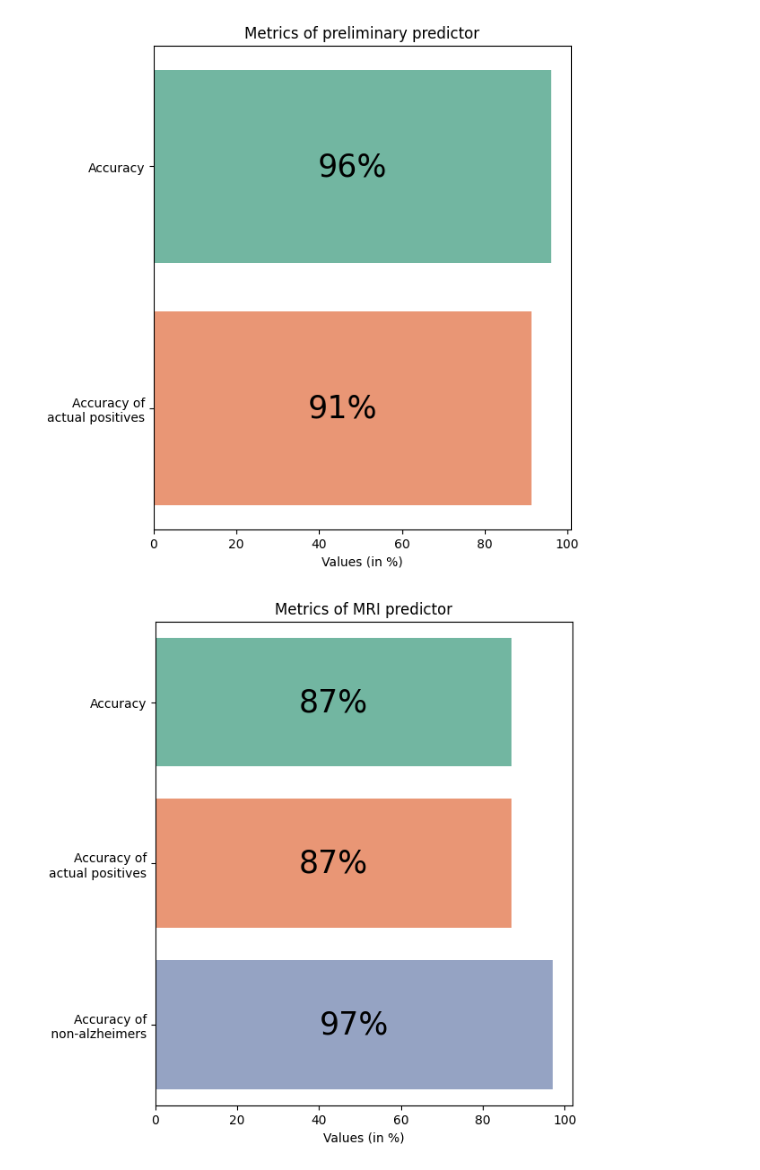
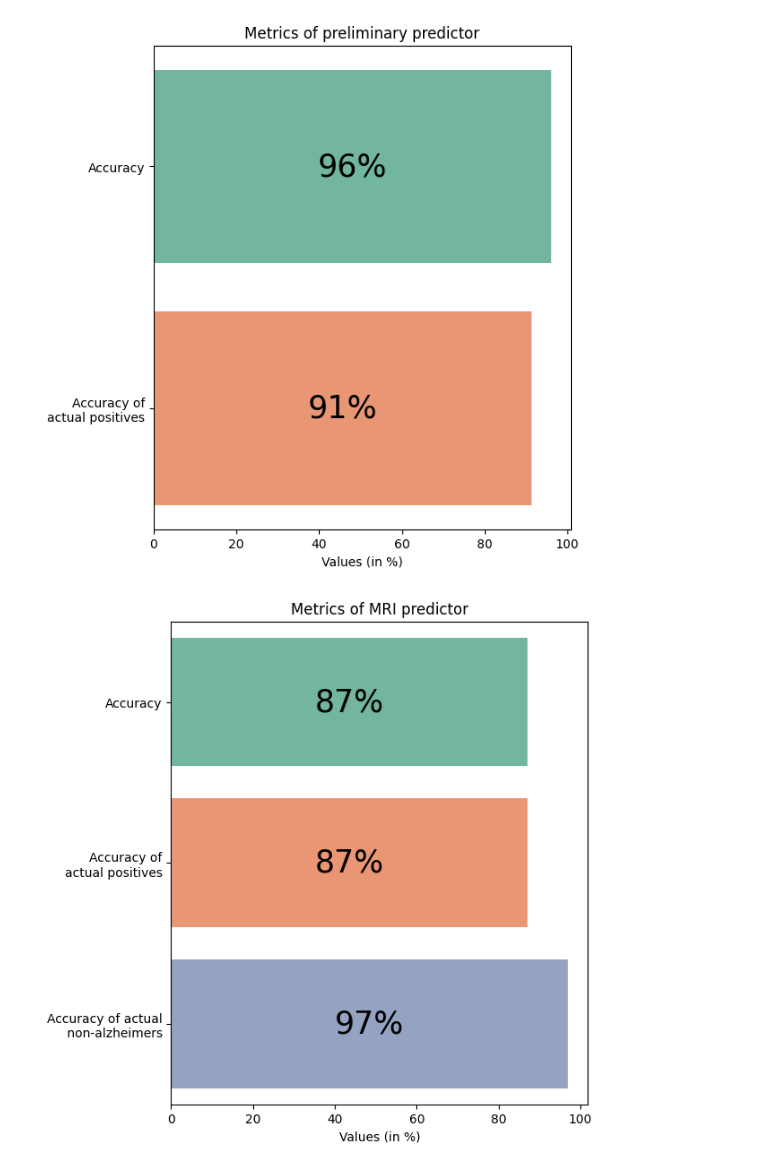
Before and after one commit to RauGarGom/ml_alzheimer_class, a Jupyter notebook: notebooks/charts.ipynb, the cells around one changed output. Drawn from its saved outputs; the diff is of its cells as text; code cells hidden in the pictures.

```diff
--- a/notebooks/charts.ipynb
+++ b/notebooks/charts.ipynb
@@ -252,17 +252,17 @@ plt.show();
 # %%
 ### Winning image model
 win_image_dict = {'Metrics':['accuracy','recall','accuracy non alz'],
                    'Values':[87,87,97]}
 win_image_df = pd.DataFrame(win_image_dict)
 plt.figure(figsize=[6,7])
 barplot_3 = sns.barplot(data=win_image_df,x='Values',y='Metrics',hue='Metrics',palette='Set2',legend=False)
 for container in barplot_3.containers:
     barplot_3.bar_label(container, fmt='{:.0f}%',label_type='center',
         padding=-0,fontsize=25)
 plt.ylabel('')
-plt.yticks(np.arange(3), labels=(['Accuracy', 'Accuracy of\nactual positives','Accuracy of\n non-alzheimers']),rotation=0)
+plt.yticks(np.arange(3), labels=(['Accuracy', 'Accuracy of\nactual positives','Accuracy of actual\n non-alzheimers']),rotation=0)
 plt.xlabel('Values (in %)')
 plt.title('Metrics of MRI predictor')
 plt.show();
 # %% [output]
-[figure, old version]
+[figure, new version]
```
Also changed, not shown: 6 other files.
